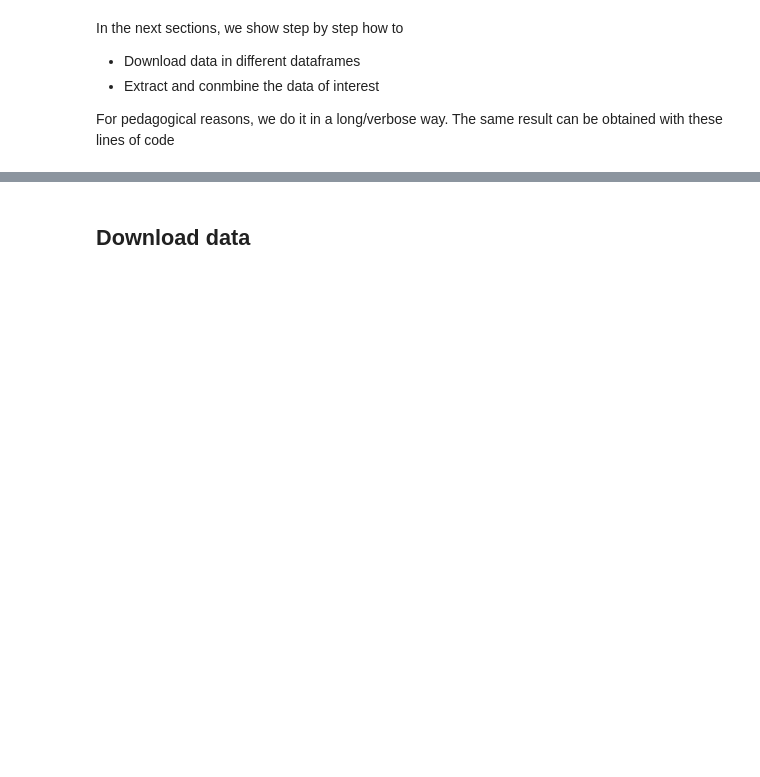
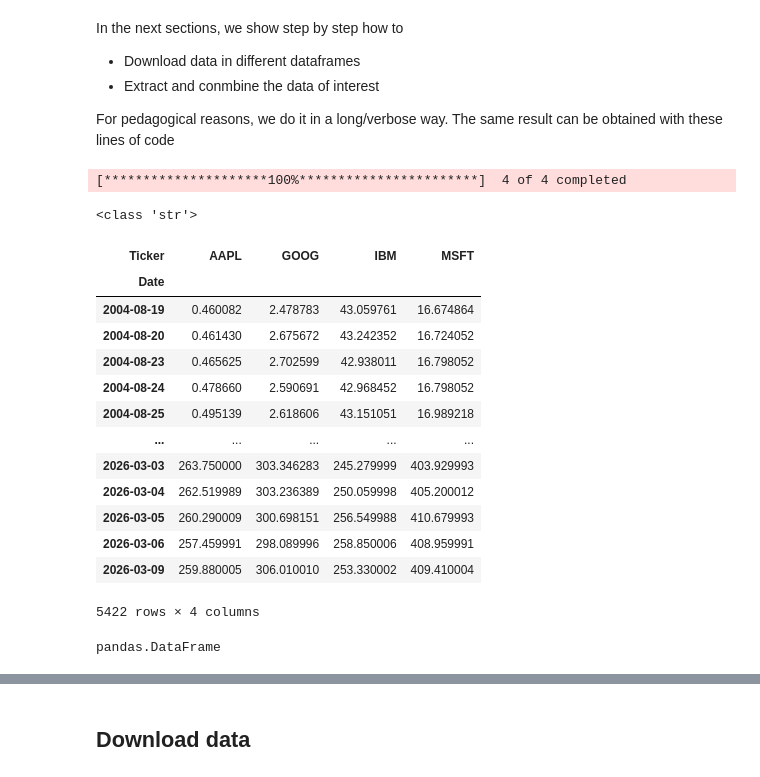
Before and after one commit to EMbeDS-education/ComputingDataAnalysisModeling20252026, a Jupyter notebook: ICT/jupyter/jupyterNotebooks/06NumPy_Pandas.ipynb, the cells around one changed output, grey strips where cells are left out. Saved outputs shown, nothing was run; the diff lists cells and outputs as text; code cells hidden in the pictures; blank space fills up the shorter version.

```diff
--- a/ICT/jupyter/jupyterNotebooks/06NumPy_Pandas.ipynb
+++ b/ICT/jupyter/jupyterNotebooks/06NumPy_Pandas.ipynb
@@ -1966,8 +2222,31 @@ For pedagogical reasons, we do it in a long/verbose way. The same result can be
 # %%
 #Specify the period of interest:
 today = datetime.today().strftime('%Y-%m-%d')
+print(type(today))
 first_day=datetime(2004,8,19)
 
 companies=['AAPL', 'IBM', 'MSFT', 'GOOG']
 
-yf.download(companies,first_day,today, auto_adjust=True)['Close']
+df=yf.download(companies,first_day,today, auto_adjust=True)['Close']
+df
+# %% [output]
+[*********************100%***********************]  4 of 4 completed
+<class 'str'>
+| Ticker | AAPL | GOOG | IBM | MSFT |
+| Date |  |  |  |  |
+| 2004-08-19 | 0.460082 | 2.478783 | 43.059761 | 16.674864 |
+| 2004-08-20 | 0.461430 | 2.675672 | 43.242352 | 16.724052 |
+| 2004-08-23 | 0.465625 | 2.702599 | 42.938011 | 16.798052 |
+| 2004-08-24 | 0.478660 | 2.590691 | 42.968452 | 16.798052 |
+| 2004-08-25 | 0.495139 | 2.618606 | 43.151051 | 16.989218 |
+| ... | ... | ... | ... | ... |
+| 2026-03-03 | 263.750000 | 303.346283 | 245.279999 | 403.929993 |
+| 2026-03-04 | 262.519989 | 303.236389 | 250.059998 | 405.200012 |
+| 2026-03-05 | 260.290009 | 300.698151 | 256.549988 | 410.679993 |
+| 2026-03-06 | 257.459991 | 298.089996 | 258.850006 | 408.959991 |
+| 2026-03-09 | 259.880005 | 306.010010 | 253.330002 | 409.410004 |
+5422 rows × 4 columns
+# %%
+type(df)
+# %% [output]
+pandas.DataFrame
```
Also changed, not shown: parts of 57 cells of this notebook.
